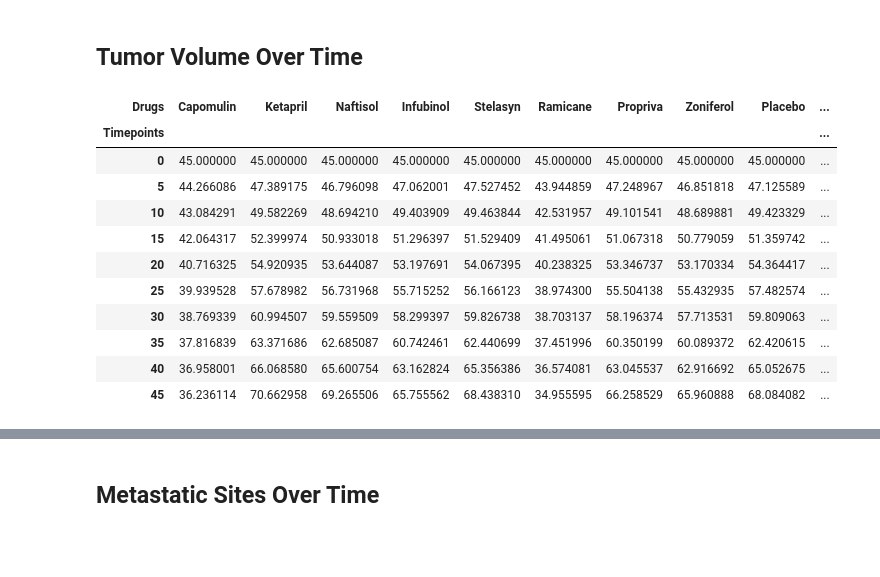
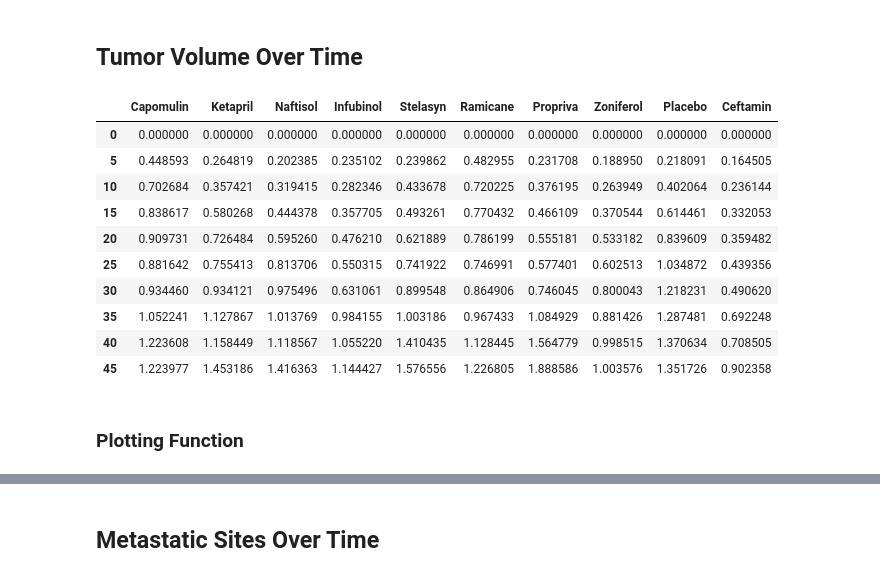
Before and after one commit to tobymbern/Pymaceuticals, a Jupyter notebook: main.ipynb, the cells around one changed output, grey strips where cells are left out. Saved outputs shown, nothing was run; the diff lists cells and outputs as text; code cells hidden in the pictures; blank space fills up the shorter version.

```diff
--- a/main.ipynb
+++ b/main.ipynb
@@ -38,24 +38,29 @@ combined.head(20)
 # %%
 timepoints = combined.Timepoint.unique()
 drugs = combined.Drug.unique()
 tumor_volume = pd.DataFrame(index = timepoints, columns = drugs)
+tumor_volume_sem = pd.DataFrame(index = timepoints, columns = drugs)
+
 for drug in drugs:
-        tumor_volume[drug] = [combined[(combined["Drug"] == drug) & (combined["Timepoint"] == time)]['Tumor Volume (mm3)'].mean() for time in timepoints]
+    tumor_volume[drug] = [combined[(combined["Drug"] == drug) & (combined["Timepoint"] == time)]['Tumor Volume (mm3)'].mean() for time in timepoints]
+    tumor_volume_sem[drug] = [combined[(combined["Drug"] == drug) & (combined["Timepoint"] == time)]['Tumor Volume (mm3)'].sem() for time in timepoints]
 
 tumor_volume.index.name = 'Timepoints'
 tumor_volume.columns.name = 'Drugs'
-tumor_volume.head(10)
+
+tumor_volume_sem.head(10)
 # %% [output]
-| Drugs | Capomulin | Ketapril | Naftisol | Infubinol | Stelasyn | Ramicane | Propriva | Zoniferol | Placebo | ... |
-| Timepoints |  |  |  |  |  |  |  |  |  | ... |
-| 0 | 45.000000 | 45.000000 | 45.000000 | 45.000000 | 45.000000 | 45.000000 | 45.000000 | 45.000000 | 45.000000 | ... |
-| 5 | 44.266086 | 47.389175 | 46.796098 | 47.062001 | 47.527452 | 43.944859 | 47.248967 | 46.851818 | 47.125589 | ... |
-| 10 | 43.084291 | 49.582269 | 48.694210 | 49.403909 | 49.463844 | 42.531957 | 49.101541 | 48.689881 | 49.423329 | ... |
-| 15 | 42.064317 | 52.399974 | 50.933018 | 51.296397 | 51.529409 | 41.495061 | 51.067318 | 50.779059 | 51.359742 | ... |
-| 20 | 40.716325 | 54.920935 | 53.644087 | 53.197691 | 54.067395 | 40.238325 | 53.346737 | 53.170334 | 54.364417 | ... |
-| 25 | 39.939528 | 57.678982 | 56.731968 | 55.715252 | 56.166123 | 38.974300 | 55.504138 | 55.432935 | 57.482574 | ... |
-| 30 | 38.769339 | 60.994507 | 59.559509 | 58.299397 | 59.826738 | 38.703137 | 58.196374 | 57.713531 | 59.809063 | ... |
-| 35 | 37.816839 | 63.371686 | 62.685087 | 60.742461 | 62.440699 | 37.451996 | 60.350199 | 60.089372 | 62.420615 | ... |
-| 40 | 36.958001 | 66.068580 | 65.600754 | 63.162824 | 65.356386 | 36.574081 | 63.045537 | 62.916692 | 65.052675 | ... |
-| 45 | 36.236114 | 70.662958 | 69.265506 | 65.755562 | 68.438310 | 34.955595 | 66.258529 | 65.960888 | 68.084082 | ... |
+|  | Capomulin | Ketapril | Naftisol | Infubinol | Stelasyn | Ramicane | Propriva | Zoniferol | Placebo | Ceftamin |
+| 0 | 0.000000 | 0.000000 | 0.000000 | 0.000000 | 0.000000 | 0.000000 | 0.000000 | 0.000000 | 0.000000 | 0.000000 |
+| 5 | 0.448593 | 0.264819 | 0.202385 | 0.235102 | 0.239862 | 0.482955 | 0.231708 | 0.188950 | 0.218091 | 0.164505 |
+| 10 | 0.702684 | 0.357421 | 0.319415 | 0.282346 | 0.433678 | 0.720225 | 0.376195 | 0.263949 | 0.402064 | 0.236144 |
+| 15 | 0.838617 | 0.580268 | 0.444378 | 0.357705 | 0.493261 | 0.770432 | 0.466109 | 0.370544 | 0.614461 | 0.332053 |
+| 20 | 0.909731 | 0.726484 | 0.595260 | 0.476210 | 0.621889 | 0.786199 | 0.555181 | 0.533182 | 0.839609 | 0.359482 |
+| 25 | 0.881642 | 0.755413 | 0.813706 | 0.550315 | 0.741922 | 0.746991 | 0.577401 | 0.602513 | 1.034872 | 0.439356 |
+| 30 | 0.934460 | 0.934121 | 0.975496 | 0.631061 | 0.899548 | 0.864906 | 0.746045 | 0.800043 | 1.218231 | 0.490620 |
+| 35 | 1.052241 | 1.127867 | 1.013769 | 0.984155 | 1.003186 | 0.967433 | 1.084929 | 0.881426 | 1.287481 | 0.692248 |
+| 40 | 1.223608 | 1.158449 | 1.118567 | 1.055220 | 1.410435 | 1.128445 | 1.564779 | 0.998515 | 1.370634 | 0.708505 |
+| 45 | 1.223977 | 1.453186 | 1.416363 | 1.144427 | 1.576556 | 1.226805 | 1.888586 | 1.003576 | 1.351726 | 0.902358 |
+# %% [markdown]
+### Plotting Function
 # %%
```
Also changed, not shown: parts of 12 cells of this notebook.
